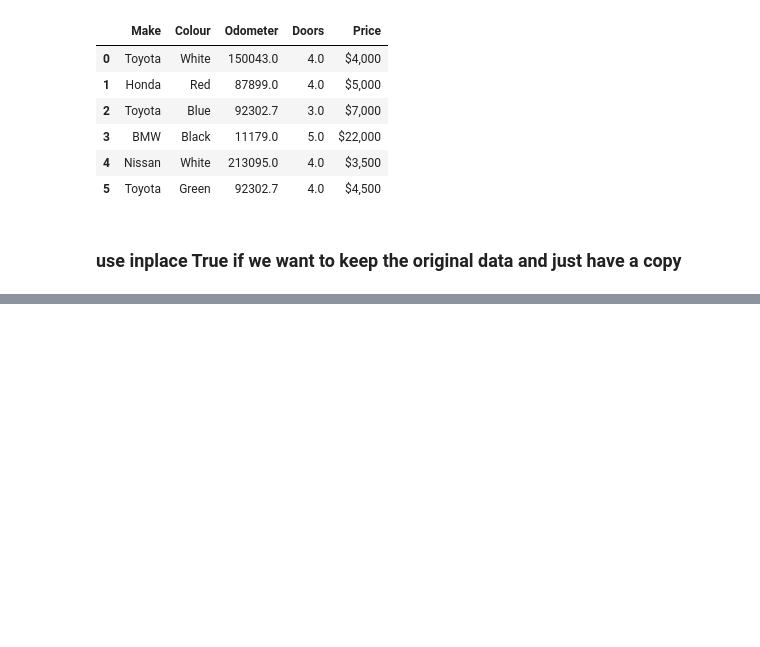
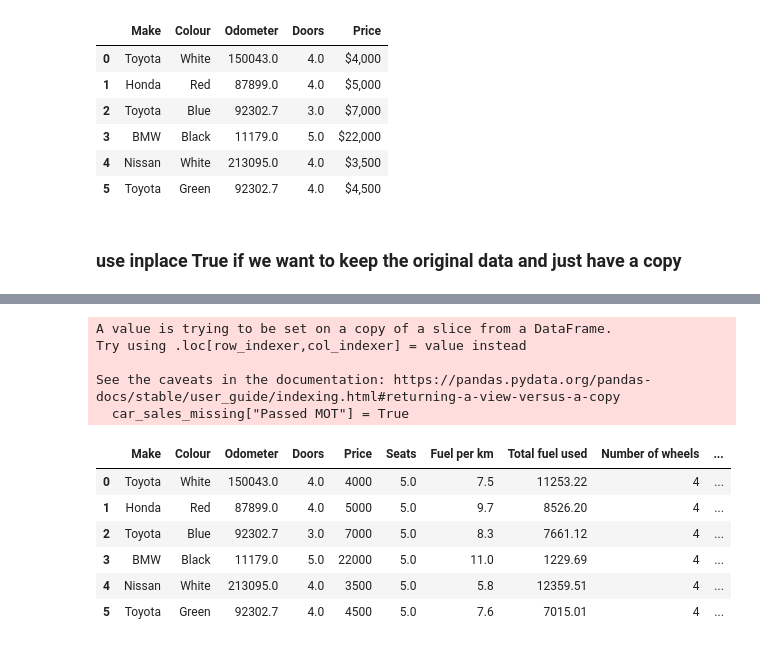
Before and after one commit to Jade-Jones-dev/ai_machine_learning, a Jupyter notebook: weeks_7_8/tutorials/zero-to-mastery-ml/project_1.ipynb, the cells around one changed output, grey strips where cells are left out. Drawn from its saved outputs; the diff is of its cells as text; code cells hidden in the pictures; blank space fills up the shorter version.

Commit message:
manipulating data completed

```diff
--- a/weeks_7_8/tutorials/zero-to-mastery-ml/project_1.ipynb
+++ b/weeks_7_8/tutorials/zero-to-mastery-ml/project_1.ipynb
@@ -438,0 +498,4 @@ car_sales_missing
+# %%
+car_sales_missing["Total fuel used"] = car_sales_missing["Odometer"]/100 * car_sales_missing["Fuel per km"]
+
+car_sales_missing
@@ -438,0 +515,3 @@ car_sales_missing
+# %%
+car_sales_missing["Total fuel used"] = car_sales_missing["Total fuel used"].round(2)
+car_sales_missing
@@ -438,0 +531,3 @@ car_sales_missing
+# %%
+car_sales_missing["Number of wheels"] = 4
+car_sales_missing
@@ -438,0 +547,3 @@ car_sales_missing
+# %%
+car_sales_missing["Price"] = car_sales_missing["Price"].str.split('.').str[0].str.replace(r'[\$, ]', '', regex=True).astype(int)
+car_sales_missing
@@ -438,0 +563,16 @@ car_sales_missing
+# %%
+car_sales_missing["Passed MOT"] = True
+car_sales_missing
+# %% [output]
+A value is trying to be set on a copy of a slice from a DataFrame.
+Try using .loc[row_indexer,col_indexer] = value instead
+
+See the caveats in the documentation: https://pandas.pydata.org/pandas-docs/stable/user_guide/indexing.html#returning-a-view-versus-a-copy
+  car_sales_missing["Passed MOT"] = True
+|  | Make | Colour | Odometer | Doors | Price | Seats | Fuel per km | Total fuel used | Number of wheels | ... |
+| 0 | Toyota | White | 150043.0 | 4.0 | 4000 | 5.0 | 7.5 | 11253.22 | 4 | ... |
+| 1 | Honda | Red | 87899.0 | 4.0 | 5000 | 5.0 | 9.7 | 8526.20 | 4 | ... |
+| 2 | Toyota | Blue | 92302.7 | 3.0 | 7000 | 5.0 | 8.3 | 7661.12 | 4 | ... |
+| 3 | BMW | Black | 11179.0 | 5.0 | 22000 | 5.0 | 11.0 | 1229.69 | 4 | ... |
+| 4 | Nissan | White | 213095.0 | 4.0 | 3500 | 5.0 | 5.8 | 12359.51 | 4 | ... |
+| 5 | Toyota | Green | 92302.7 | 4.0 | 4500 | 5.0 | 7.6 | 7015.01 | 4 | ... |
```
Also changed, not shown: parts of 19 cells of this notebook, 1 other file.
